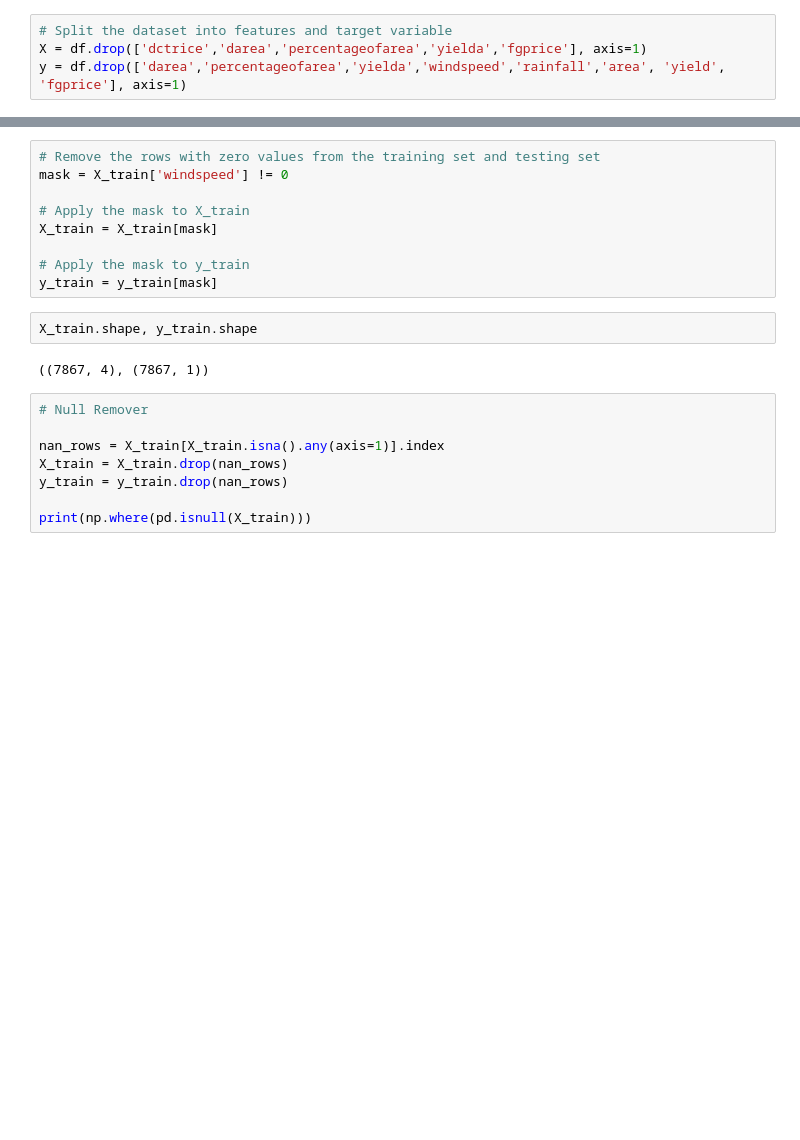
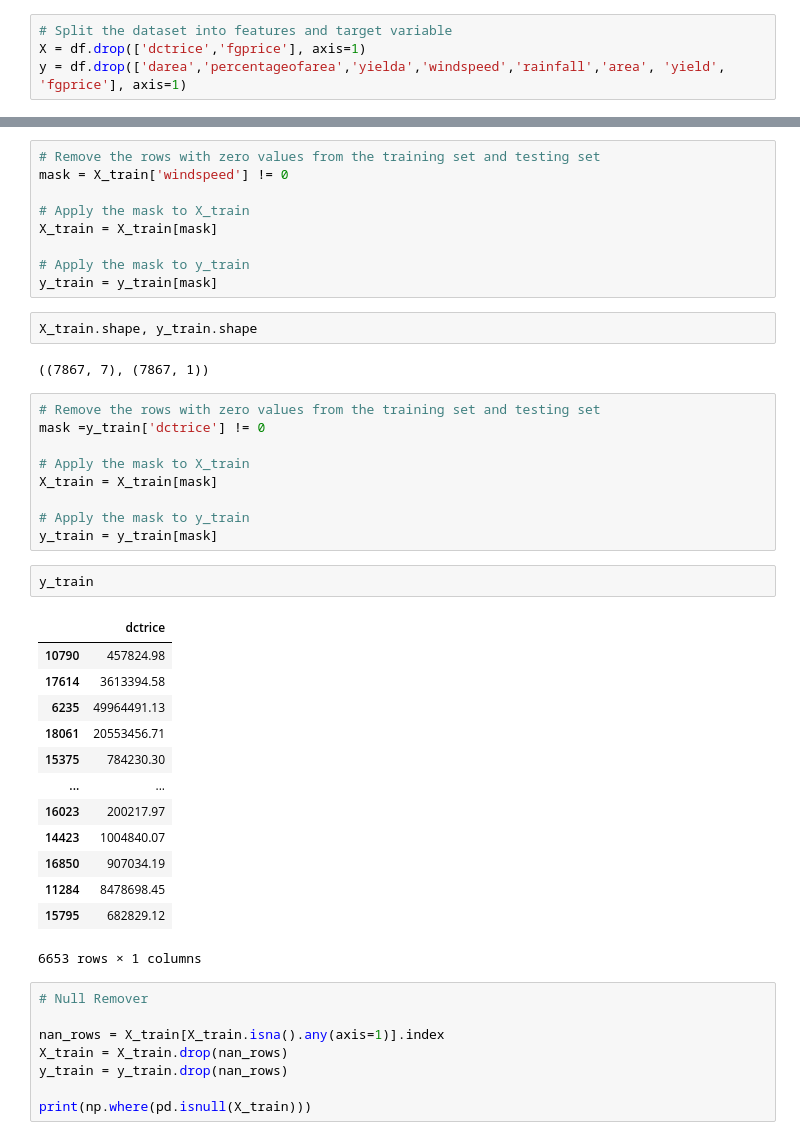
Before and after one commit to geromepenalosa/Typhoonista, a Jupyter notebook: METAMODEL.ipynb, the cells around one changed output, grey strips where cells are left out. Drawn from its saved outputs; the diff is of its cells as text; blank space fills up the shorter version.

```diff
--- a/METAMODEL.ipynb
+++ b/METAMODEL.ipynb
@@ -28,7 +28,7 @@ df
 21021 rows × 9 columns
 # %%
 # Split the dataset into features and target variable
-X = df.drop(['dctrice','darea','percentageofarea','yielda','fgprice'], axis=1)
+X = df.drop(['dctrice','fgprice'], axis=1)
 y = df.drop(['darea','percentageofarea','yielda','windspeed','rainfall','area', 'yield', 'fgprice'], axis=1)
 # %%
 X.shape, y.shape
@@ -89,7 +87,32 @@ y_train = y_train[mask]
 # %%
 X_train.shape, y_train.shape
 # %% [output]
-((7867, 4), (7867, 1))
+((7867, 7), (7867, 1))
+# %%
+# Remove the rows with zero values from the training set and testing set
+mask =y_train['dctrice'] != 0
+
+# Apply the mask to X_train
+X_train = X_train[mask]
+
+# Apply the mask to y_train
+y_train = y_train[mask]
+# %%
+y_train
+# %% [output]
+|  | dctrice |
+| 10790 | 457824.98 |
+| 17614 | 3613394.58 |
+| 6235 | 49964491.13 |
+| 18061 | 20553456.71 |
+| 15375 | 784230.30 |
+| ... | ... |
+| 16023 | 200217.97 |
+| 14423 | 1004840.07 |
+| 16850 | 907034.19 |
+| 11284 | 8478698.45 |
+| 15795 | 682829.12 |
+6653 rows × 1 columns
 # %%
 # Null Remover
 
```
Also changed, not shown: parts of 16 cells of this notebook, 7 other files.
